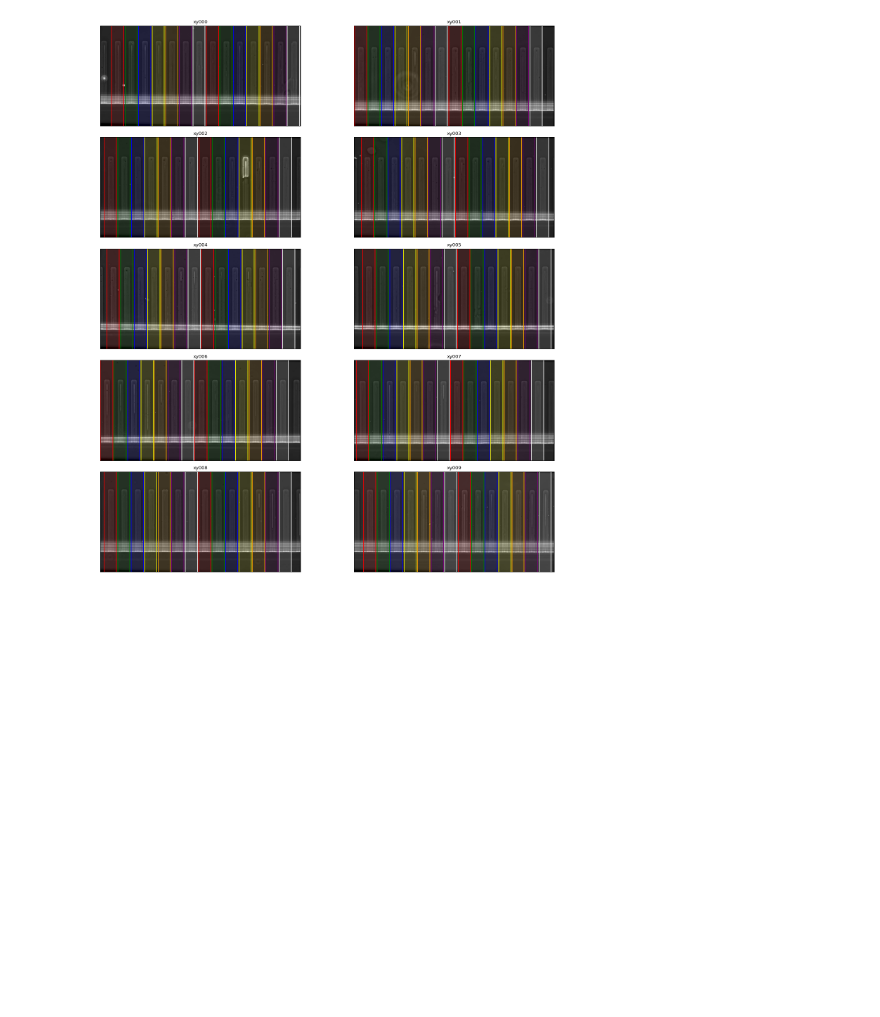
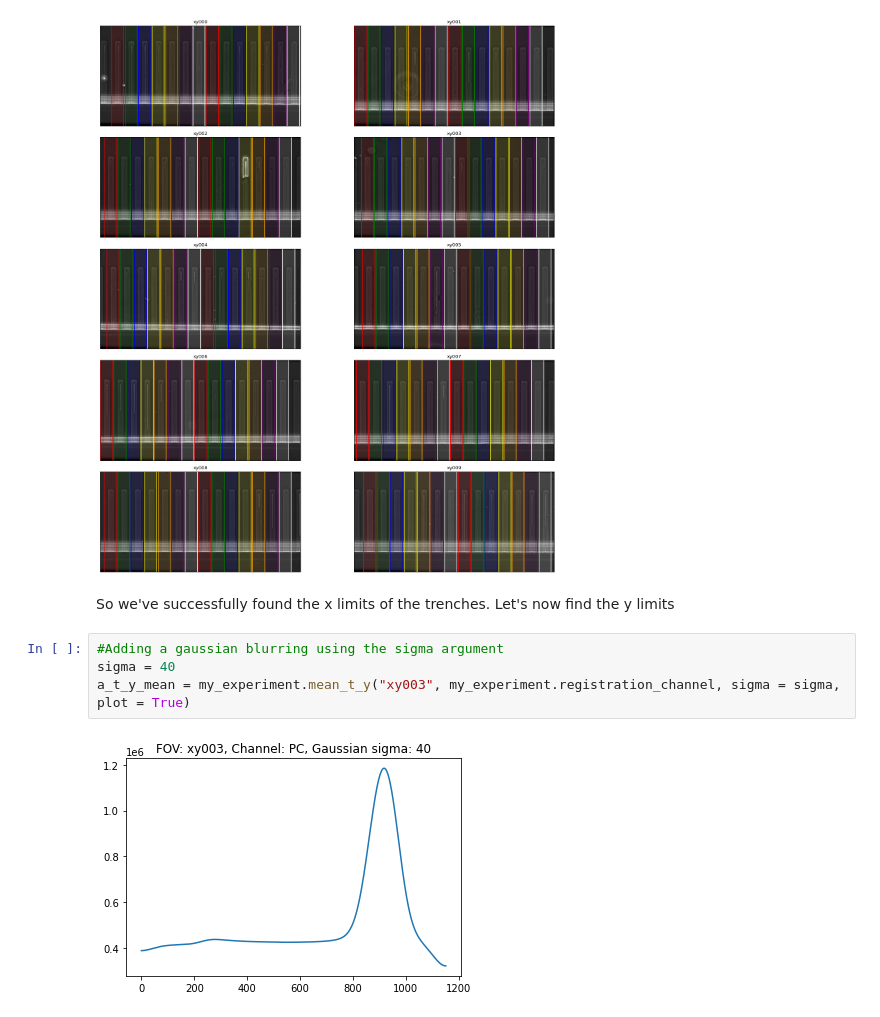
Before and after one commit to georgeoshardo/PyMMM, a Jupyter notebook: Examples/example.ipynb, the cells around one changed output. Saved outputs shown, nothing was run; the diff lists cells and outputs as text; blank space fills up the shorter version.

```diff
--- a/Examples/example.ipynb
+++ b/Examples/example.ipynb
@@ -90,3 +92,11 @@ Let's now call `find_all_trench_x_positions` on the phase contrast channel to id
 trench_x_positions = my_experiment.find_all_trench_x_positions(my_experiment.registration_channel, sigma = sigma, distance = distance, plot = True)
 # %% [output]
 [figure]
+# %% [markdown]
+So we've successfully found the x limits of the trenches. Let's now find the y limits
+# %%
+#Adding a gaussian blurring using the sigma argument
+sigma = 40
+a_t_y_mean = my_experiment.mean_t_y("xy003", my_experiment.registration_channel, sigma = sigma, plot = True)
+# %% [output]
+[figure, added]
```
Also changed, not shown: parts of 5 cells of this notebook, 1 other file.
